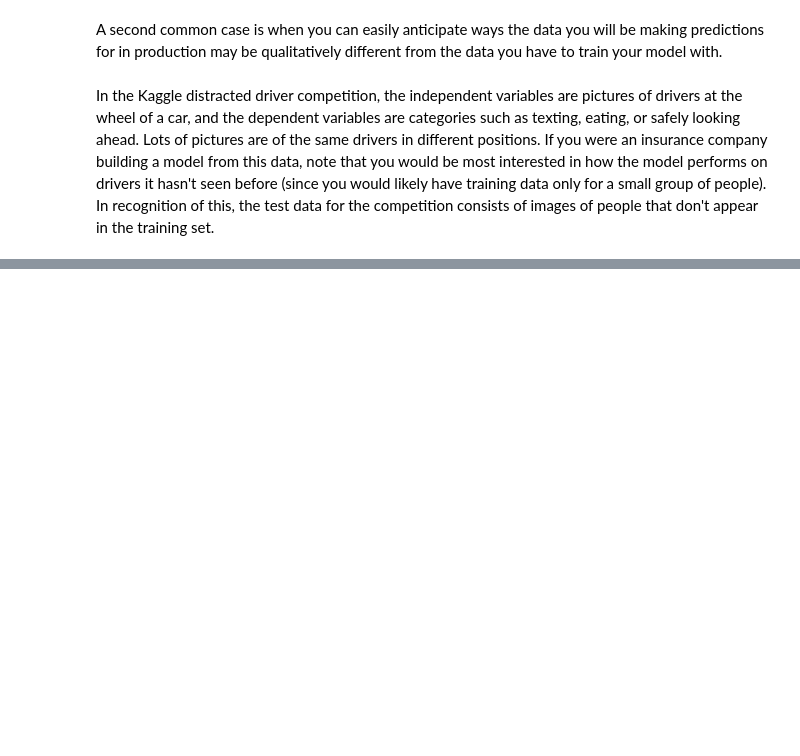
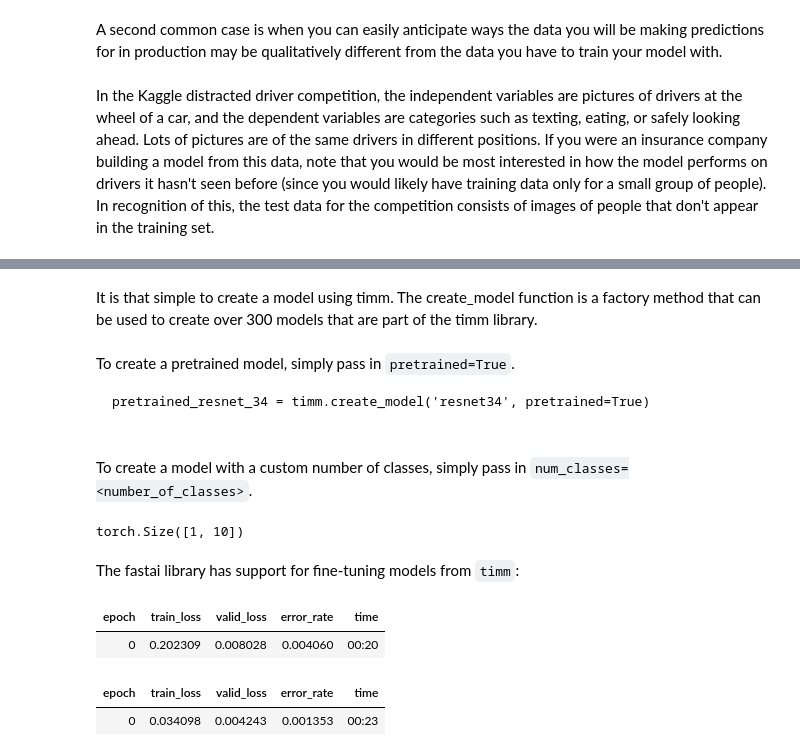
Before and after one commit to conscioustahoe/gradients, a Jupyter notebook: fastai/fast_ai_intro.ipynb, the cells around one changed output, grey strips where cells are left out. Drawn from its saved outputs; the diff is of its cells as text; code cells hidden in the pictures; blank space fills up the shorter version.

Commit message:
add pytorch timm

````diff
--- a/fastai/fast_ai_intro.ipynb
+++ b/fastai/fast_ai_intro.ipynb
@@ -248,0 +284,36 @@ In the Kaggle distracted driver competition, the independent variables are pictu
+# %% [markdown]
+It is that simple to create a model using timm. The create_model function is a factory method that can be used to create over 300 models that are part of the timm library.
+# %% [markdown]
+To create a pretrained model, simply pass in `pretrained=True`.
+
+```
+pretrained_resnet_34 = timm.create_model('resnet34', pretrained=True)
+
+```
+# %% [markdown]
+To create a model with a custom number of classes, simply pass in `num_classes=<number_of_classes>`.
+# %%
+model = timm.create_model('resnet34', num_classes=10)
+x     = torch.randn(1, 3, 224, 224)
+model(x).shape
+# %% [output]
+torch.Size([1, 10])
+# %% [markdown]
+The fastai library has support for fine-tuning models from `timm`:
+# %%
+from fastai.vision.all import *
+
+path = untar_data(URLs.PETS)/'images'
+dls = ImageDataLoaders.from_name_func(
+    path, get_image_files(path), valid_pct=0.2,
+    label_func=lambda x: x[0].isupper(), item_tfms=Resize(224))
+
+# if a string is passed into the model argument, it will now use timm (if it is installed)
+learn = vision_learner(dls, 'vit_tiny_patch16_224', metrics=error_rate)
+
+learn.fine_tune(1)
+# %% [output]
+| epoch | train_loss | valid_loss | error_rate | time |
+| 0 | 0.202309 | 0.008028 | 0.004060 | 00:20 |
+| epoch | train_loss | valid_loss | error_rate | time |
+| 0 | 0.034098 | 0.004243 | 0.001353 | 00:23 |
````
Also changed, not shown: parts of 3 cells of this notebook.
